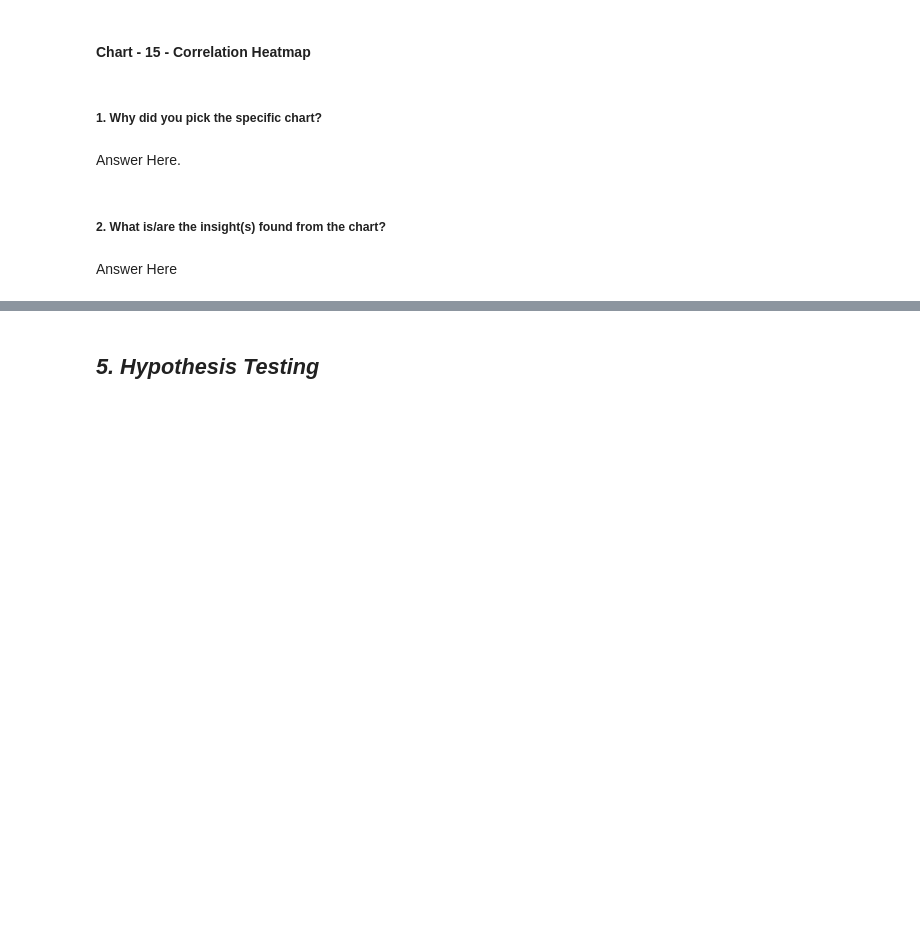
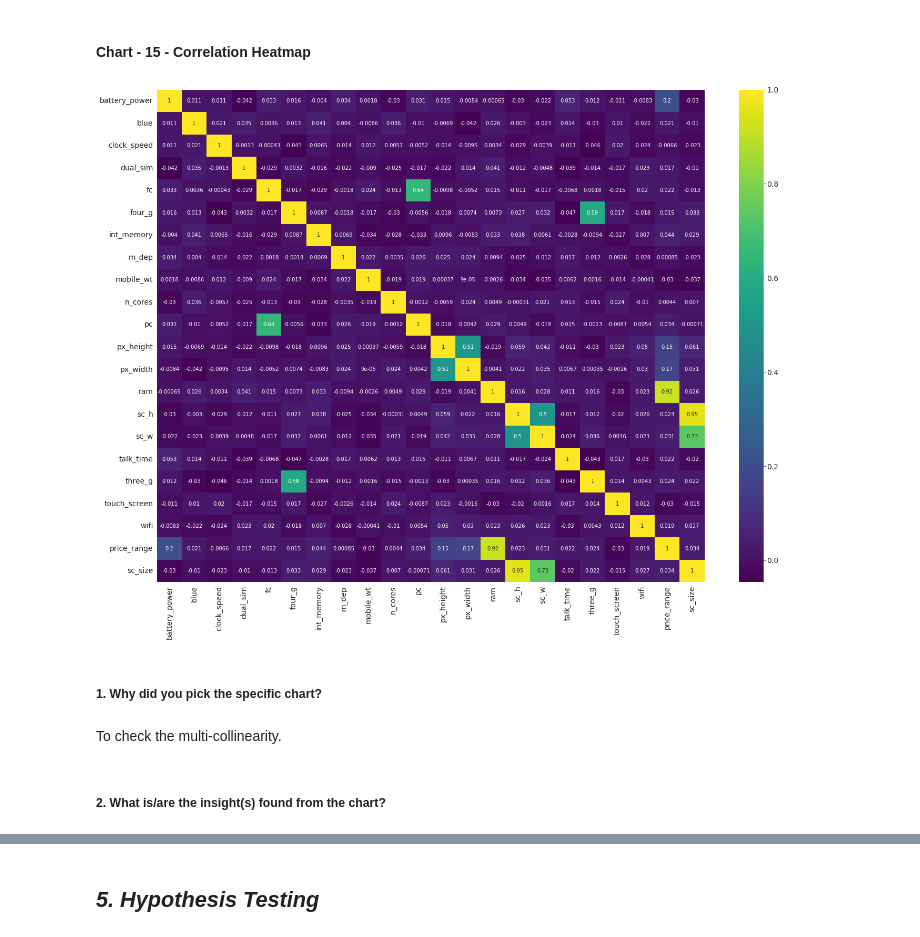
Before and after one commit to rajathAgalkote/MobilePriceRangePrediction_ML_classifier, a Jupyter notebook: Rajathadri_ML_Classifier_MobilePriceRangePrediction.ipynb, the cells around one changed output, grey strips where cells are left out. Drawn from its saved outputs; the diff is of its cells as text; code cells hidden in the pictures; blank space fills up the shorter version.

```diff
--- a/Rajathadri_ML_Classifier_MobilePriceRangePrediction.ipynb
+++ b/Rajathadri_ML_Classifier_MobilePriceRangePrediction.ipynb
@@ -947,8 +985,17 @@ Answer Here
+# %%
+# Correlation Heatmap visualization code
+
+# Checking for multi-collinearity
+correlation = df.corr()
+
+plt.figure(figsize=[20, 15])
+sns.heatmap(correlation, cmap='viridis', annot=True, annot_kws={'fontsize': 10})
+plt.show()
+# %% [output]
+[figure, added]
 # %% [markdown]
 ##### 1. Why did you pick the specific chart?
-# %% [markdown]
-Answer Here.
+# %% [markdown]
+To check the multi-collinearity.
 # %% [markdown]
 ##### 2. What is/are the insight(s) found from the chart?
-# %% [markdown]
-Answer Here
```
Also changed, not shown: parts of 18 cells of this notebook.
